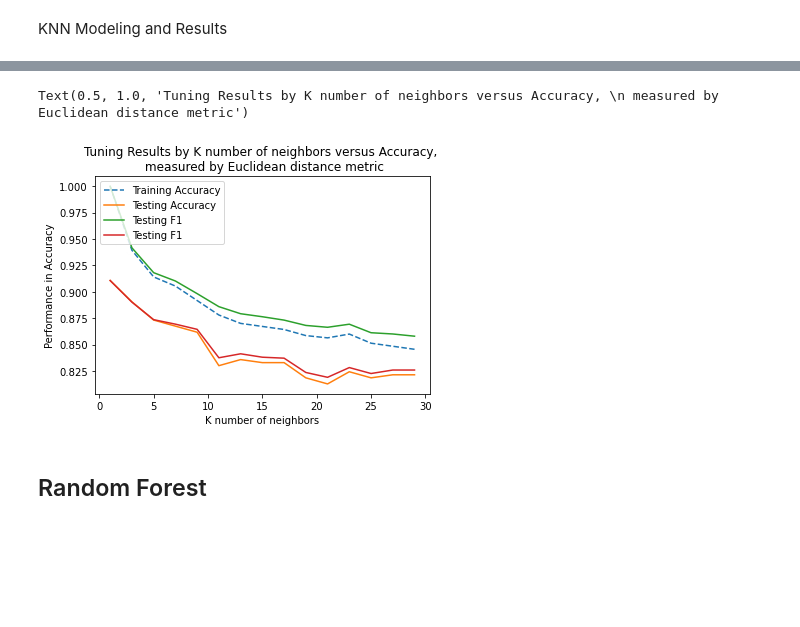
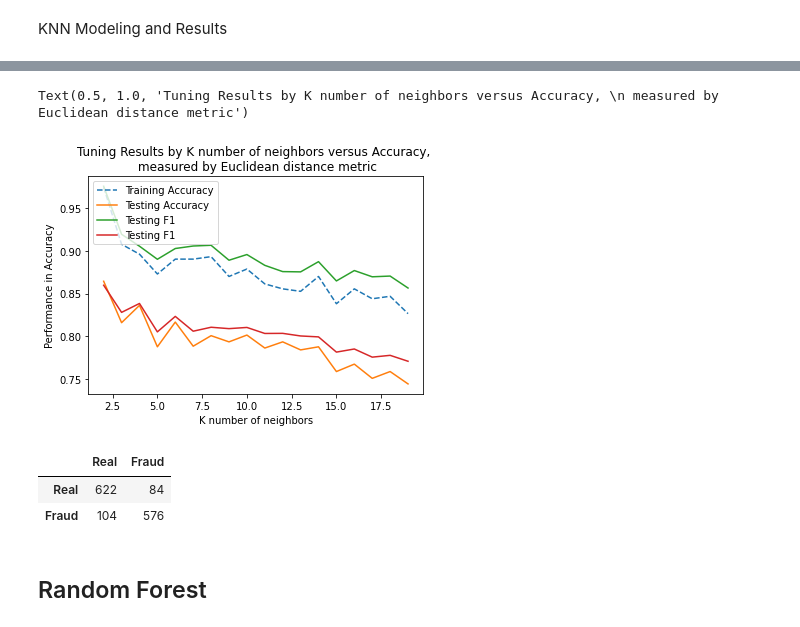
Before and after one commit to hunterblum/Job-Fraud-Detection, a Jupyter notebook: Group2_ML_Final.ipynb, the cells around one changed output, grey strips where cells are left out. Cells and saved outputs as stored; diff of their text form; code cells hidden in the pictures; blank space fills up the shorter version.

```diff
--- a/Group2_ML_Final.ipynb
+++ b/Group2_ML_Final.ipynb
@@ -845,7 +840,7 @@ y = labenc.fit_transform(y)
 
 X = job_corpus_cat.drop(columns = ['fraudulent'])
 
-X_train, X_test, y_train, y_test = train_test_split(X, y, train_size = 0.80, random_state=42)
+X_train, X_test, y_train, y_test = train_test_split(X, y, test_size = 0.80, random_state=42)
 
 perc_cat_corpus = []
 for i in range(1,15):
@@ -906,7 +901,7 @@ y = labenc.fit_transform(y)
 
 X = Job_corpus_under.drop(columns = ['fraudulent'])
 
-X_train, X_test, y_train, y_test = train_test_split(X, y, train_size = 0.80, random_state=42)
+X_train, X_test, y_train, y_test = train_test_split(X, y, test_size = 0.80, random_state=42)
 
 n_estimators = [10,25,50,100,150,200]
 learning_rate =  [int(x) for x in np.linspace(start = .0001, stop=2, num = 10)]
@@ -915,7 +910,7 @@ tr_grid = {'n_estimators': n_estimators,
            'learning_rate': learning_rate}
 ada = AdaBoostClassifier()
 
-ada_tuned = GridSearchCV(estimator = ada, param_grid = tr_grid, cv = 5, n_jobs = 6, verbose = 10)
+ada_tuned = RandomizedSearchCV(estimator = ada, param_distributions = tr_grid, random_state = 0, cv = 5)
 
 ada_tuned.fit(X_train, y_train)
 # %% [output]
@@ -1041,7 +1050,7 @@ y = labenc.fit_transform(y)
 
 X = job_corpus_cat.drop(columns = ['fraudulent'])
 
-X_train, X_test, y_train, y_test = train_test_split(X, y, train_size = 0.80, random_state=42)
+X_train, X_test, y_train, y_test = train_test_split(X, y, test_size = 0.80, random_state=42)
 
 n_estimators = [10,25,50,100,150,200]
 
@@ -1108,9 +1117,9 @@ y = labenc.fit_transform(y)
 
 X = Job_corpus_under.drop(columns = ['fraudulent'])
 
-X_train, X_test, y_train, y_test = train_test_split(X, y, train_size = 0.80, random_state=42)
+X_train, X_test, y_train, y_test = train_test_split(X, y, test_size = 0.80, random_state=42)
 
-knn_all_scores, knn_all_clfs = k_neighbors(X_train, y_train, X_test, y_test, range(1, 30, 2), 'euclidean')
+knn_all_scores, knn_all_clfs = k_neighbors(X_train, y_train, X_test, y_test, range(2, 20), 'euclidean')
 
 knn_all_scores
 # %% [output]
@@ -1141,16 +1151,16 @@ F1 Score: 0.9106628242074928
 # %%
 # Plotting of accuracies training and testing of K-nn with Euclidean metric
 
-plt.plot(range(1,30,2),knn_all_scores['Training Accuracy'],'--', label='Training Accuracy')
-plt.plot(range(1,30,2),knn_all_scores['Test Accuracy'], label='Testing Accuracy')
-plt.plot(range(1,30,2),knn_all_scores['Training F1'], label='Testing F1')
-plt.plot(range(1,30,2),knn_all_scores['Test F1'], label='Testing F1')
+plt.plot(range(2,20),knn_all_scores['Training Accuracy'],'--', label='Training Accuracy')
+plt.plot(range(2,20),knn_all_scores['Test Accuracy'], label='Testing Accuracy')
+plt.plot(range(2,20),knn_all_scores['Training F1'], label='Testing F1')
+plt.plot(range(2,20),knn_all_scores['Test F1'], label='Testing F1')
 
 
 plt.legend(loc='upper left')
 plt.xlabel('K number of neighbors')
 plt.ylabel('Performance in Accuracy')
 plt.title("Tuning Results by K number of neighbors versus Accuracy, \n measured by Euclidean distance metric")
 # %% [output]
 Text(0.5, 1.0, 'Tuning Results by K number of neighbors versus Accuracy, \n measured by Euclidean distance metric')
-[figure, old version]
+[figure, new version]
@@ -1157,3 +1171,15 @@ Text(0.5, 1.0, 'Tuning Results by K number of neighbors versus Accuracy, \n meas
+# %%
+# make predictions to add to CM
+
+y_pred = clf.predict(X_test)
+
+text_labels = ["Real", "Fraud"]
+knn_cm = confusion_matrix(y_test, y_pred)
+pd.DataFrame(knn_cm, index = text_labels, columns = text_labels)
+# %% [output]
+|  | Real | Fraud |
+| Real | 622 | 84 |
+| Fraud | 104 | 576 |
 # %% [markdown]
 ## Random Forest
 # %% [markdown]
```
Also changed, not shown: parts of 66 cells of this notebook.
